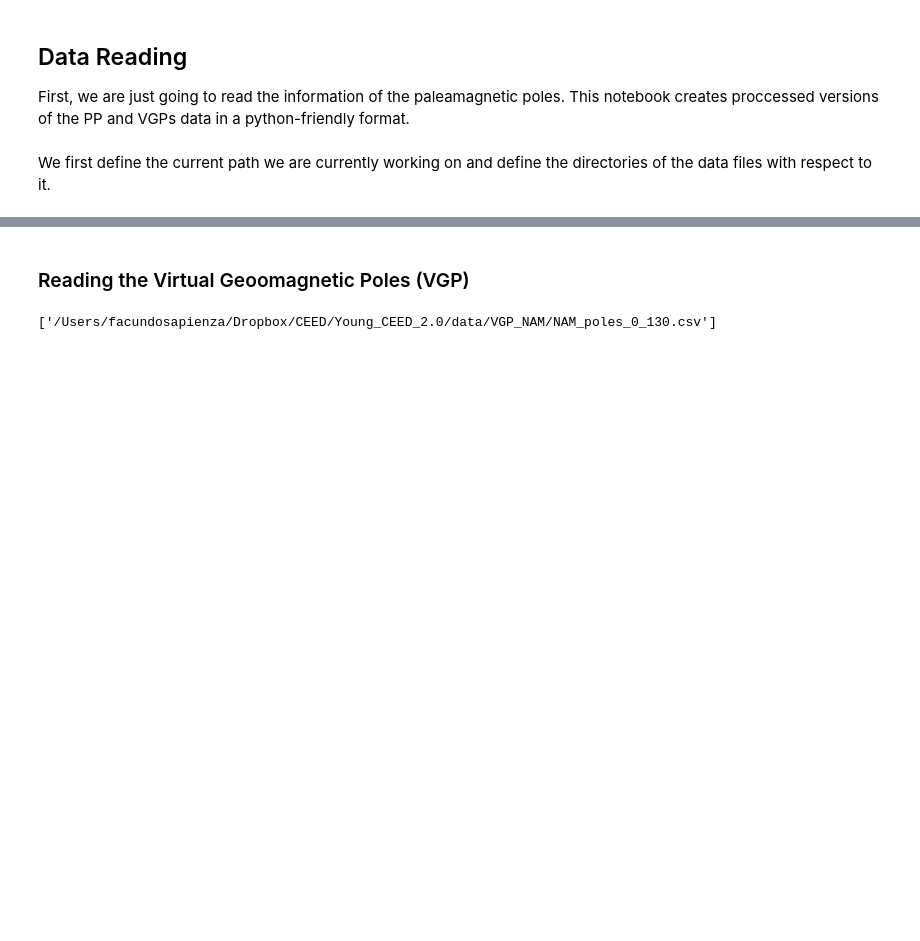
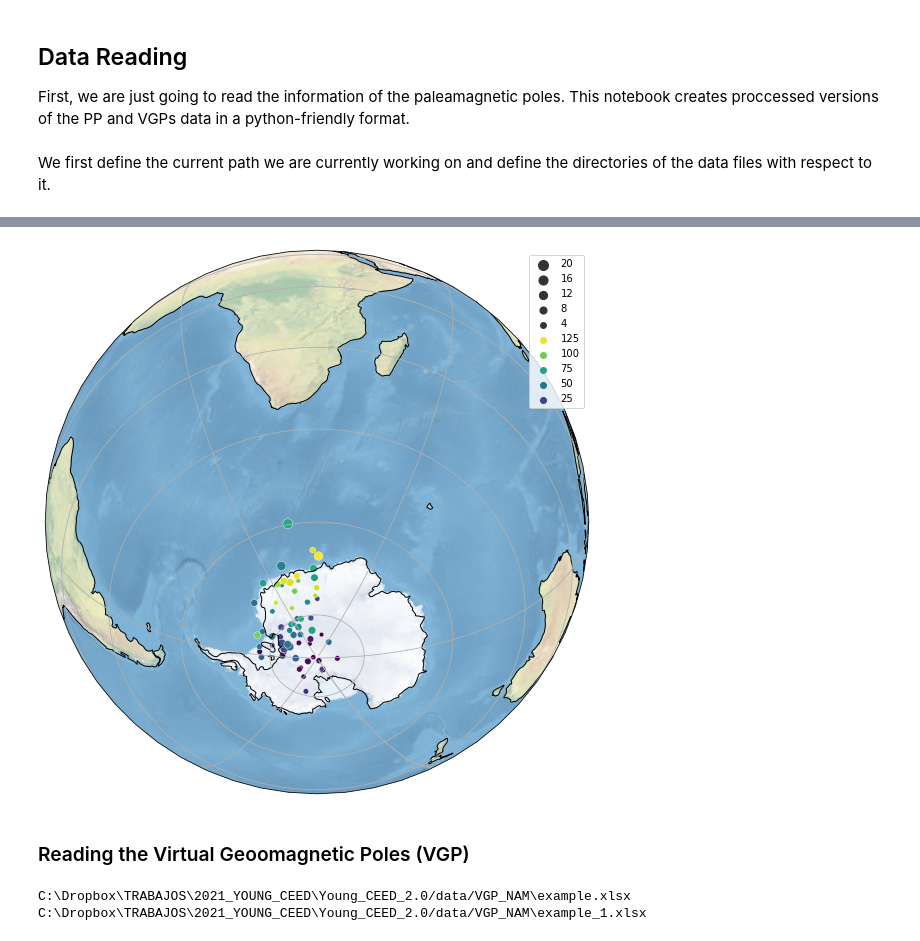
Before and after one commit to bramvaes/Young_CEED_2.0, a Jupyter notebook: Data_read.ipynb, the cells around one changed output, grey strips where cells are left out. Saved outputs shown, nothing was run; the diff lists cells and outputs as text; code cells hidden in the pictures; blank space fills up the shorter version.

Commit message:
visualizing poles from the poles file and setting up something for reading each vgp excel file

```diff
--- a/Data_read.ipynb
+++ b/Data_read.ipynb
@@ -14,6 +16,6 @@ We first define the current path we are currently working on and define the dire
 # %%
 current_path = os.getcwd()
 data_path_PP = current_path + "/data/poles_NAM"
-file_name = "/NAM_poles_0_130_Myr.xlsx"
+file_name = "/NAM_poles_0_130.xlsx"
 # %%
 df_NAM = pd.read_excel(data_path_PP + file_name)
@@ -75,3 +35,23 @@ fig.show()
+# %%
+fig = plt.figure(figsize=(20,10))
+
+proj = ccrs.Orthographic(30, -60)#Robinson()
+
+ax = plt.axes(projection=proj)
+ax.coastlines()
+ax.stock_img()
+ax.gridlines()
+
+sns.scatterplot(x = df_NAM['plon'], y = df_NAM['plat'],
+                hue = df_NAM['age'],  size = (df_NAM['max_age'] - df_NAM['min_age']) , sizes=(20, 100),
+                palette="viridis",
+                transform = ccrs.PlateCarree())
+
+handles, labels = ax.get_legend_handles_labels()
+ax.legend(reversed(handles), reversed(labels))
+plt.show()
+# %% [output]
+[figure, added]
 # %% [markdown]
 ### Reading the Virtual Geoomagnetic Poles (VGP)
 # %%
@@ -81,7 +61,8 @@ data_path_VGP = current_path + "/data/VGP_NAM"
 files_names = get_files_in_directory(data_path_VGP)
 # %%
 for fname in files_names:
-
+    print(fname)
     # do something...
 # %% [output]
-['/Users/facundosapienza/Dropbox/CEED/Young_CEED_2.0/data/VGP_NAM/NAM_poles_0_130.csv']
+C:\Dropbox\TRABAJOS\2021_YOUNG_CEED\Young_CEED_2.0/data/VGP_NAM\example.xlsx
+C:\Dropbox\TRABAJOS\2021_YOUNG_CEED\Young_CEED_2.0/data/VGP_NAM\example_1.xlsx
```
Also changed, not shown: parts of 12 cells of this notebook.
